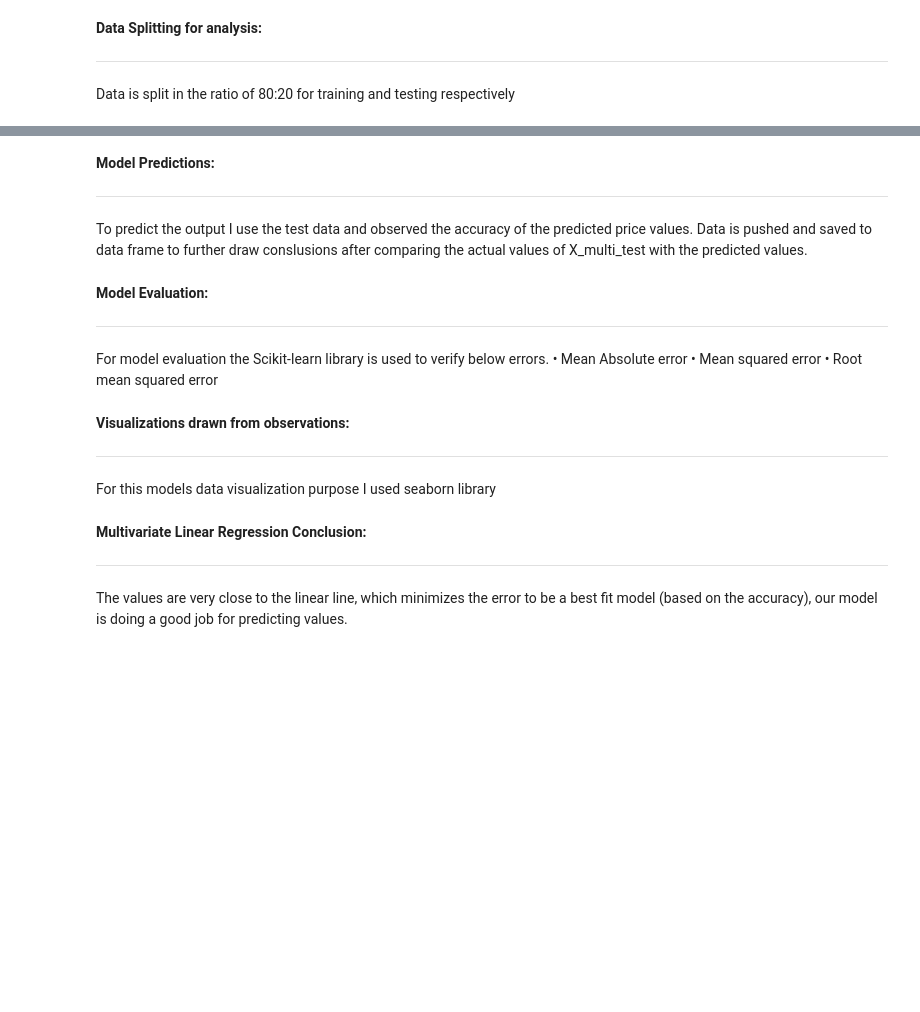
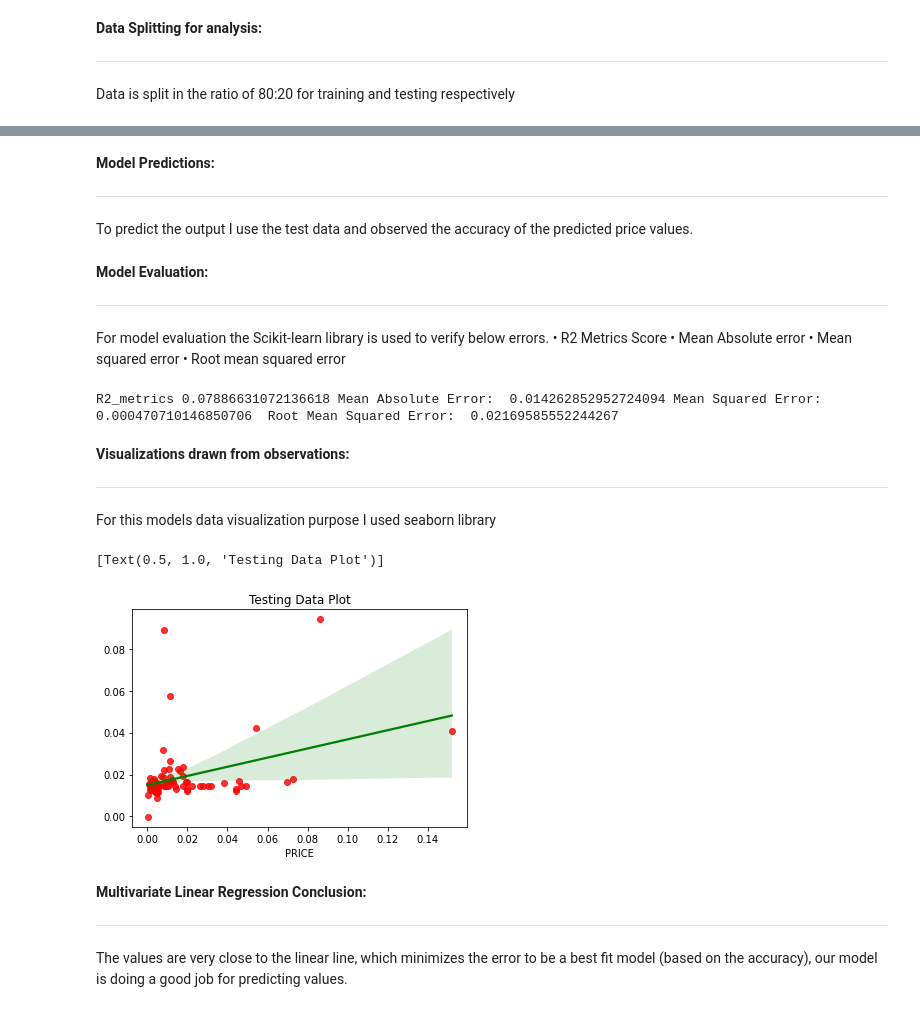
Before and after one commit to Nagmashaik123/Legal-SA, a Jupyter notebook: ShaikAssignment1.ipynb, the cells around one changed output, grey strips where cells are left out. Saved outputs shown, nothing was run; the diff lists cells and outputs as text; code cells hidden in the pictures; blank space fills up the shorter version.

```diff
--- a/ShaikAssignment1.ipynb
+++ b/ShaikAssignment1.ipynb
@@ -414,8 +437,13 @@ y is considered to be dependent variable which stores the values of price to be
+# %%
+X = op_df[['HEIGHT','WIDTH','SIGNED','PICTURE','HOUSE']]
+Y = op_df['PRICE']
 # %% [markdown]
 **Data Splitting for analysis:**
 
 ---
 Data is split in the ratio of 80:20 for training and testing respectively
+# %%
+X_train, X_test,Y_train,Y_test = train_test_split(X,Y,test_size =0.2)
 # %% [markdown]
 **Training Model:**
 
@@ -425,0 +453,2 @@ It is observed that each time there is increase in height the prize increases by
+# %%
+Linear_model.fit(X_train,Y_train)
@@ -425,0 +457,3 @@ It is observed that each time there is increase in height the prize increases by
+# %%
+Y_pred=Linear_model.predict(X_test)
+Y_pred
@@ -429,22 +482,39 @@ It is observed that each time there is increase in height the prize increases by
 ---
 
 To predict the output I use the test data and observed the accuracy of the predicted price values.
-Data is pushed and saved to data frame to further draw conslusions after comparing the actual values of X_multi_test with the predicted values.
 # %% [markdown]
 **Model Evaluation:**
 
 ---
 
 For model evaluation the Scikit-learn library is used to verify below errors.
+• R2 Metrics Score
 • Mean Absolute error
 • Mean squared error
 • Root mean squared error
+# %%
+from sklearn.metrics import mean_absolute_error
+from sklearn.metrics import r2_score
+
+absolute_error= mean_absolute_error(Y_test, Y_pred)
+sqrd_error=mean_squared_error(Y_test,Y_pred)
+mean_sqrd_error= np.sqrt(sqrd_error)
+test_set_r2 = r2_score(Y_test, Y_pred) # The closer towards 1 the better the fit is
+
+print("R2_metrics",test_set_r2,"Mean Absolute Error: ", absolute_error, "Mean Squared Error: ",sqrd_error, " Root Mean Squared Error: ",mean_sqrd_error)
+# %% [output]
+R2_metrics 0.07886631072136618 Mean Absolute Error:  0.014262852952724094 Mean Squared Error:  0.000470710146850706  Root Mean Squared Error:  0.02169585552244267
 # %% [markdown]
 **Visualizations drawn from observations:**
 
 ---
 
 For this models data visualization purpose I used seaborn library
+# %%
+sns.regplot(Y_test,Y_pred, scatter_kws={"color": "red"}, line_kws={"color": "green"}).set(title='Testing Data Plot')
+# %% [output]
+[Text(0.5, 1.0, 'Testing Data Plot')]
+[figure, added]
 # %% [markdown]
 **Multivariate Linear Regression Conclusion:**
 
```
Also changed, not shown: parts of 10 cells of this notebook.
